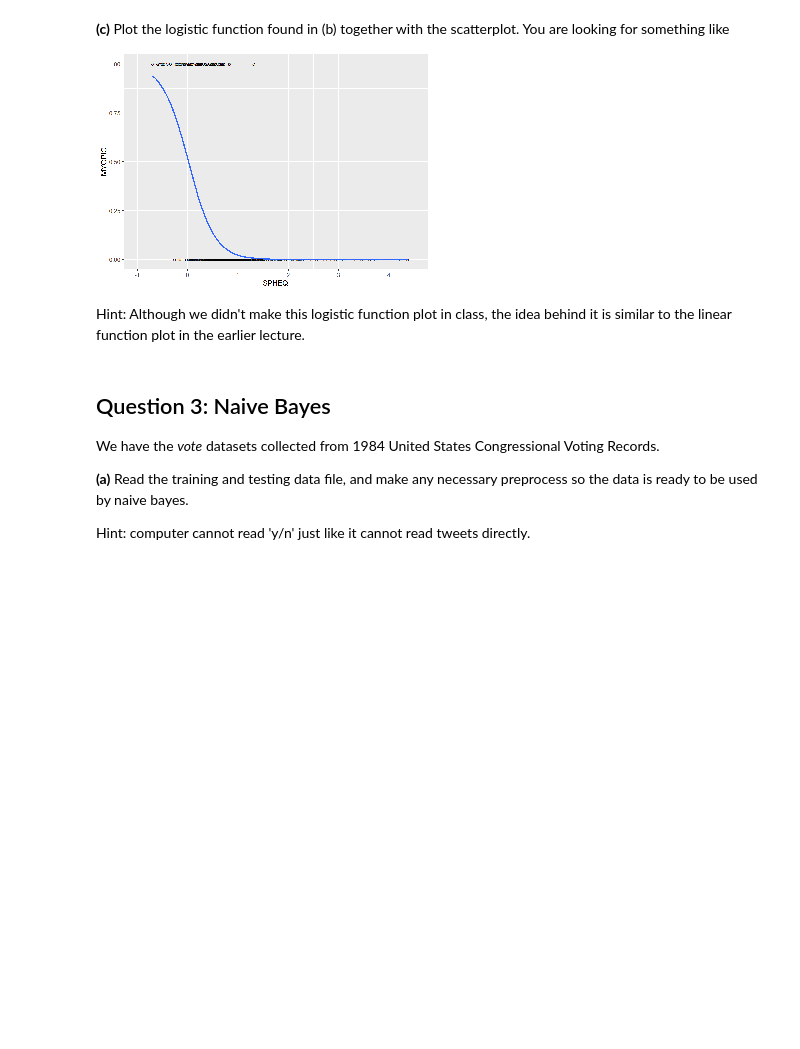
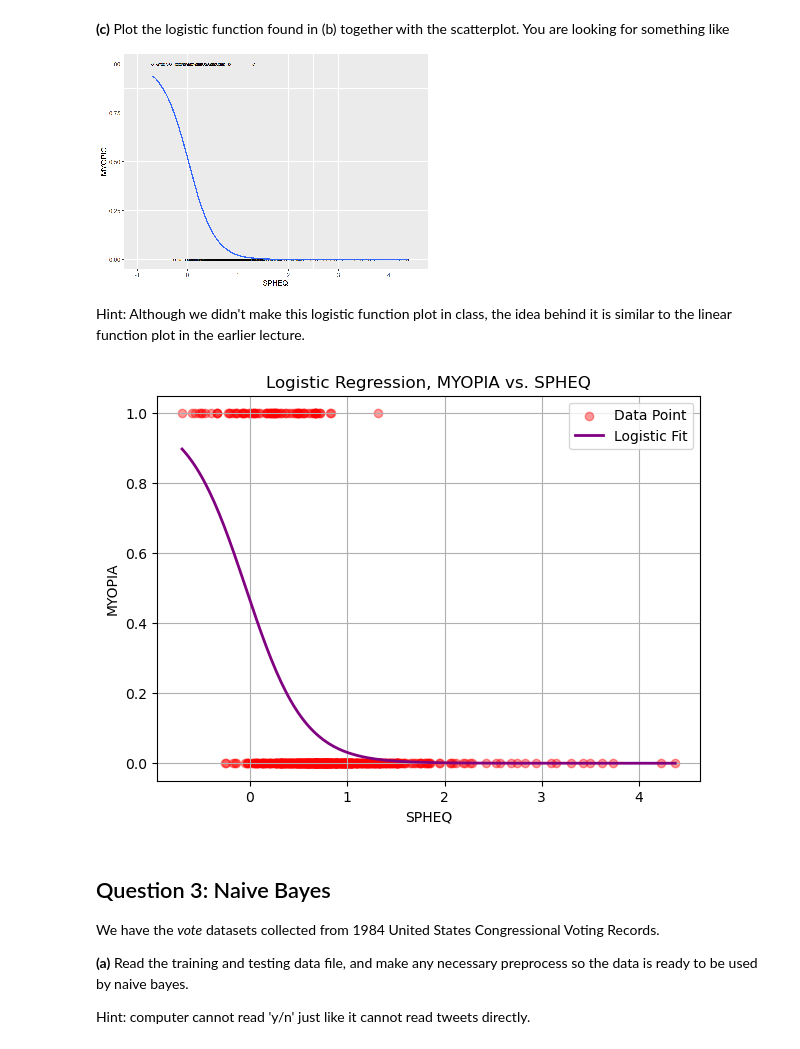
Before and after one commit to must108/sta4724, a Jupyter notebook: homework/hw3/Homework 3.ipynb, the cells around one changed output. Drawn from its saved outputs; the diff is of its cells as text; code cells hidden in the pictures; blank space fills up the shorter version.

```diff
--- a/homework/hw3/Homework 3.ipynb
+++ b/homework/hw3/Homework 3.ipynb
@@ -110,2 +124,15 @@ We study the *myopia* dataset in this problem.
 # %% [markdown]
 **(b)** Fit the logistic regression model of SPHEQ on MYOPIA
+# %%
+from sklearn.linear_model import LogisticRegression
+
+X = myopia[['SPHEQ']]
+y = myopia['MYOPIC']
+
+log = LogisticRegression(random_state=0)
+log.fit(X, y)
+
+inter = log.intercept_[0]
+slope = log.coef_[0][0]
+
+inter, slope
@@ -115,6 +144,23 @@ We study the *myopia* dataset in this problem.
 ![image.png](attachment:image.png)
 
 Hint: Although we didn't make this logistic function plot in class, the idea behind it is similar to the linear function plot in the earlier lecture.
+# %%
+spheq = np.linspace(myopia['SPHEQ'].min(), myopia['SPHEQ'].max(), 200).reshape(-1, 1)
+
+p_hat = log.predict_proba(spheq)[:, 1]
+
+plt.figure(figsize=(7, 5))
+plt.scatter(myopia['SPHEQ'], myopia['MYOPIC'], color="red", alpha=0.4, label="Data Point")
+plt.plot(spheq, p_hat, color="purple", linewidth=2, label="Logistic Fit")
+
+plt.xlabel("SPHEQ")
+plt.ylabel("MYOPIA")
+plt.title("Logistic Regression, MYOPIA vs. SPHEQ")
+plt.legend()
+plt.grid(True)
+plt.show()
+# %% [output]
+[figure, added]
 # %% [markdown]
 ## Question 3: Naive Bayes
 We have the *vote* datasets collected from 1984 United States Congressional Voting Records.
```
Also changed, not shown: parts of 7 cells of this notebook.
